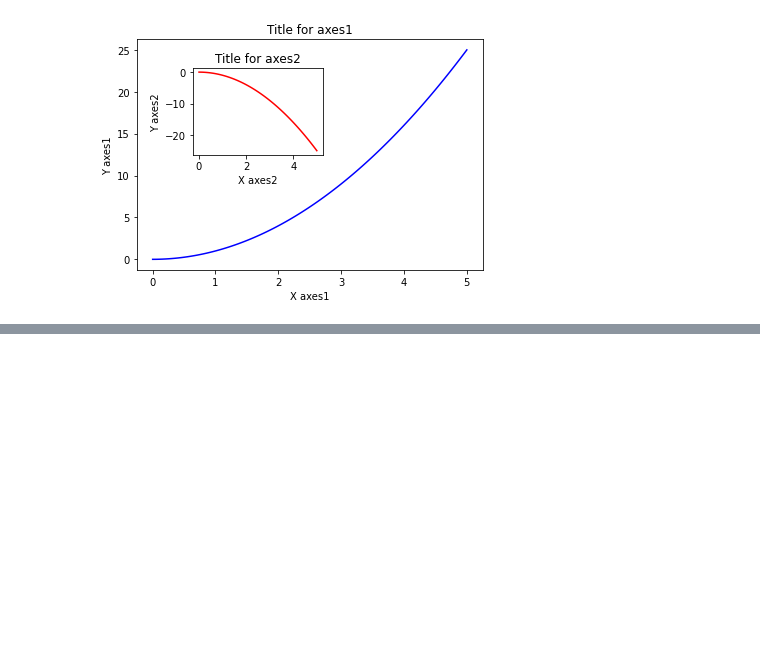
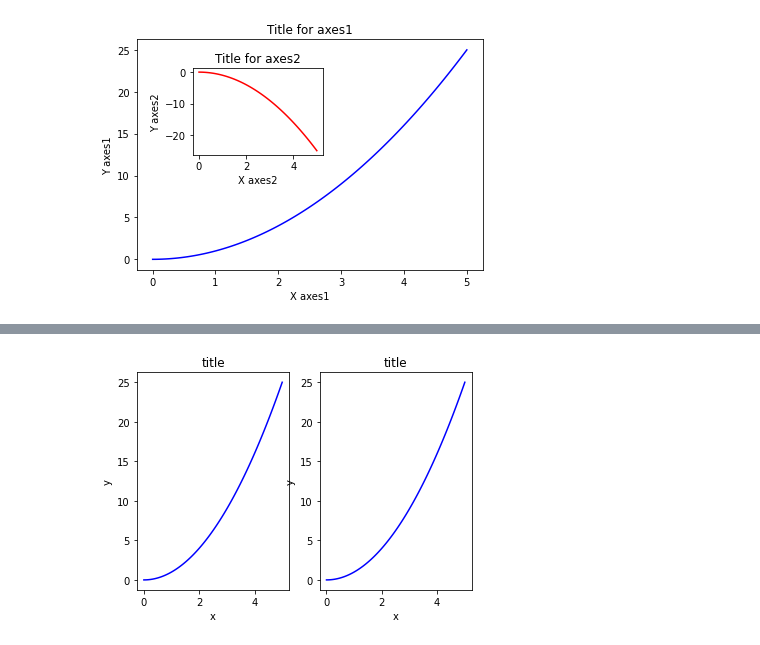
Before and after one commit to Minhluu2911/BASIC_Machine_Learning_2_months, a Jupyter notebook: 01_Get_Familiar_with_Numpy_Pandas_Matplotlib_Seaborn/03_Matplotlib.ipynb, the cells around one changed output, grey strips where cells are left out. Cells and saved outputs as stored; diff of their text form; code cells hidden in the pictures; blank space fills up the shorter version.

```diff
--- a/01_Get_Familiar_with_Numpy_Pandas_Matplotlib_Seaborn/03_Matplotlib.ipynb
+++ b/01_Get_Familiar_with_Numpy_Pandas_Matplotlib_Seaborn/03_Matplotlib.ipynb
@@ -136,0 +164,10 @@ Text(0.5, 1.0, 'Title for axes2')
+# %%
+for ax in axes:
+    ax.plot(x,x**2,'b')
+    ax.set_xlabel('x')
+    ax.set_ylabel('y')
+    ax.set_title('title')
+
+fig
+# %% [output]
+[figure, added]
```
Also changed, not shown: parts of 14 cells of this notebook.
